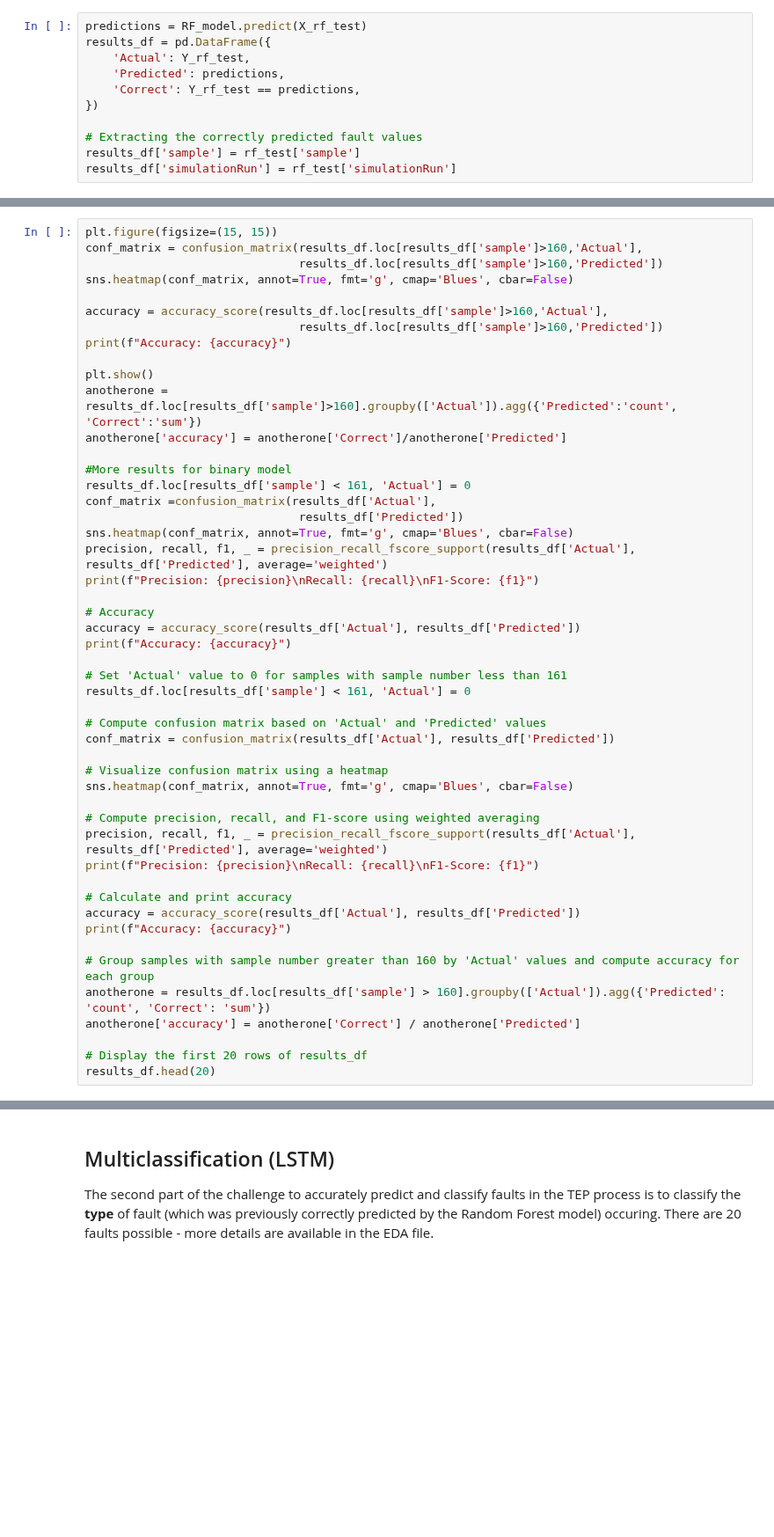
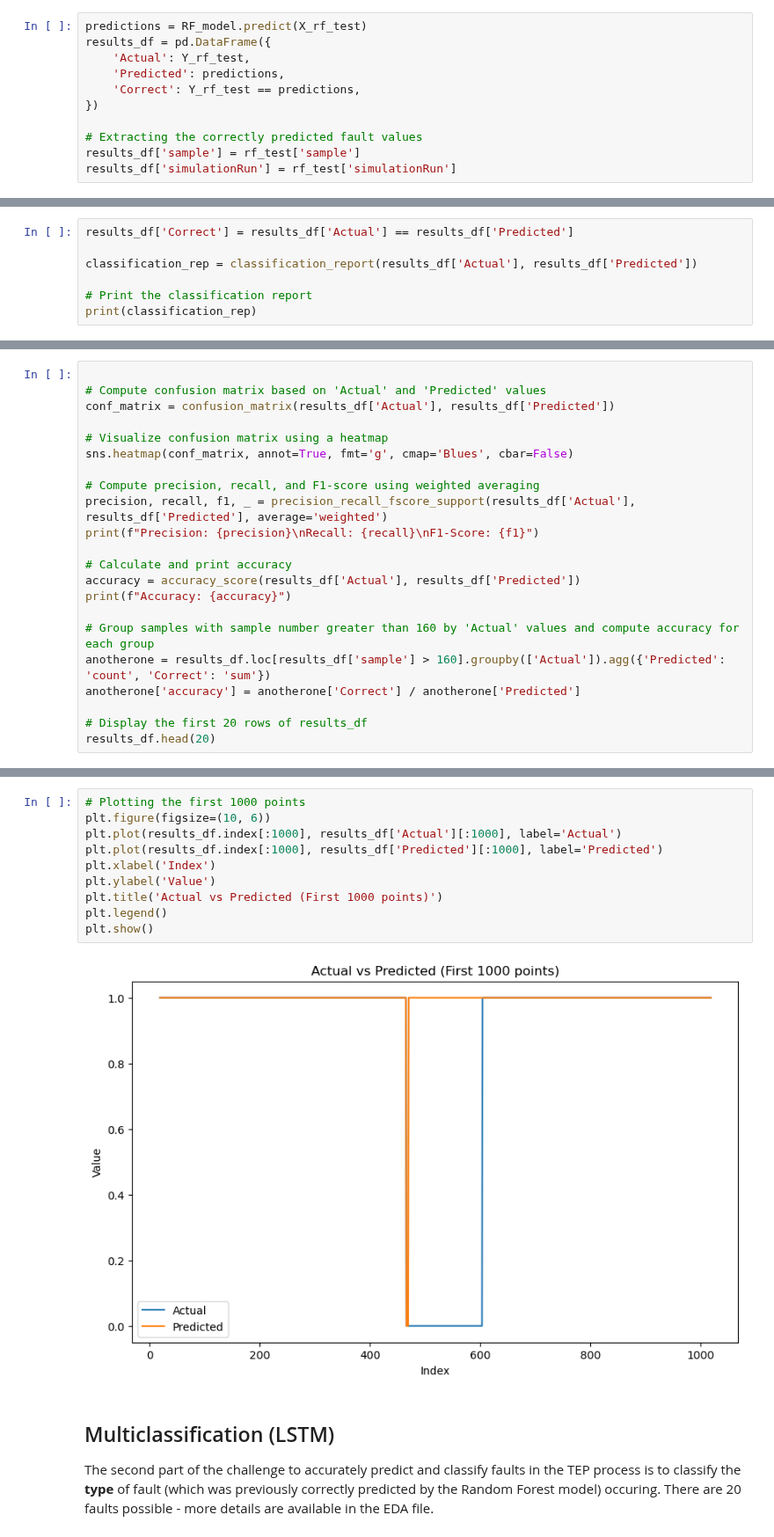
Before and after one commit to bns1808/MECE788Group1, a Jupyter notebook: main/RF and LSTM combined - TK.ipynb, the cells around one changed output, grey strips where cells are left out. Shown at 88% size. Cells and saved outputs as stored; diff of their text form; blank space fills up the shorter version.

```diff
--- a/main/RF and LSTM combined - TK.ipynb
+++ b/main/RF and LSTM combined - TK.ipynb
@@ -471,3 +470,10 @@ results_df.head(250)
 | 267 | 1 | 1 | True | 268 | 1 |
 | 268 | 1 | 1 | True | 269 | 1 |
 250 rows × 5 columns
+# %%
+results_df['Correct'] = results_df['Actual'] == results_df['Predicted']
+
+classification_rep = classification_report(results_df['Actual'], results_df['Predicted'])
+
+# Print the classification report
+print(classification_rep)
@@ -474,31 +489,4 @@ results_df.head(250)
 # %%
-plt.figure(figsize=(15, 15))
-conf_matrix = confusion_matrix(results_df.loc[results_df['sample']>160,'Actual'],
-                               results_df.loc[results_df['sample']>160,'Predicted'])
-sns.heatmap(conf_matrix, annot=True, fmt='g', cmap='Blues', cbar=False)
-
-accuracy = accuracy_score(results_df.loc[results_df['sample']>160,'Actual'],
-                               results_df.loc[results_df['sample']>160,'Predicted'])
-print(f"Accuracy: {accuracy}")
-
-plt.show()
-anotherone = results_df.loc[results_df['sample']>160].groupby(['Actual']).agg({'Predicted':'count', 'Correct':'sum'})
-anotherone['accuracy'] = anotherone['Correct']/anotherone['Predicted']
-
-#More results for binary model
-results_df.loc[results_df['sample'] < 161, 'Actual'] = 0
-conf_matrix =confusion_matrix(results_df['Actual'],
-                               results_df['Predicted'])
-sns.heatmap(conf_matrix, annot=True, fmt='g', cmap='Blues', cbar=False)
-precision, recall, f1, _ = precision_recall_fscore_support(results_df['Actual'], results_df['Predicted'], average='weighted')
-print(f"Precision: {precision}\nRecall: {recall}\nF1-Score: {f1}")
-
-# Accuracy
-accuracy = accuracy_score(results_df['Actual'], results_df['Predicted'])
-print(f"Accuracy: {accuracy}")
-
-# Set 'Actual' value to 0 for samples with sample number less than 161
-results_df.loc[results_df['sample'] < 161, 'Actual'] = 0
 
 # Compute confusion matrix based on 'Actual' and 'Predicted' values
 conf_matrix = confusion_matrix(results_df['Actual'], results_df['Predicted'])
@@ -552,3 +511,15 @@ Accuracy: 0.770534432385217
+# %%
+# Plotting the first 1000 points
+plt.figure(figsize=(10, 6))
+plt.plot(results_df.index[:1000], results_df['Actual'][:1000], label='Actual')
+plt.plot(results_df.index[:1000], results_df['Predicted'][:1000], label='Predicted')
+plt.xlabel('Index')
+plt.ylabel('Value')
+plt.title('Actual vs Predicted (First 1000 points)')
+plt.legend()
+plt.show()
+# %% [output]
+[figure, added]
 # %% [markdown]
 ## Multiclassification (LSTM)
 
```
Also changed, not shown: parts of 6 cells of this notebook.
